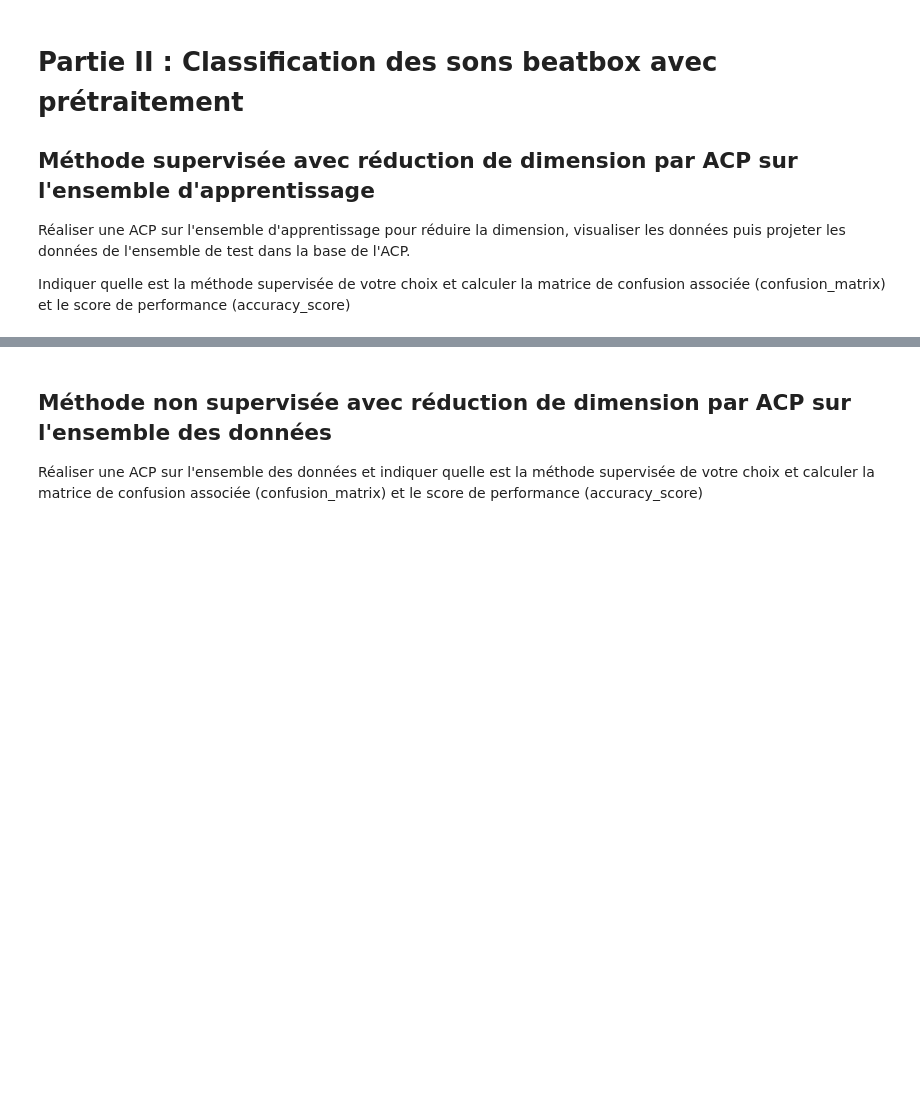
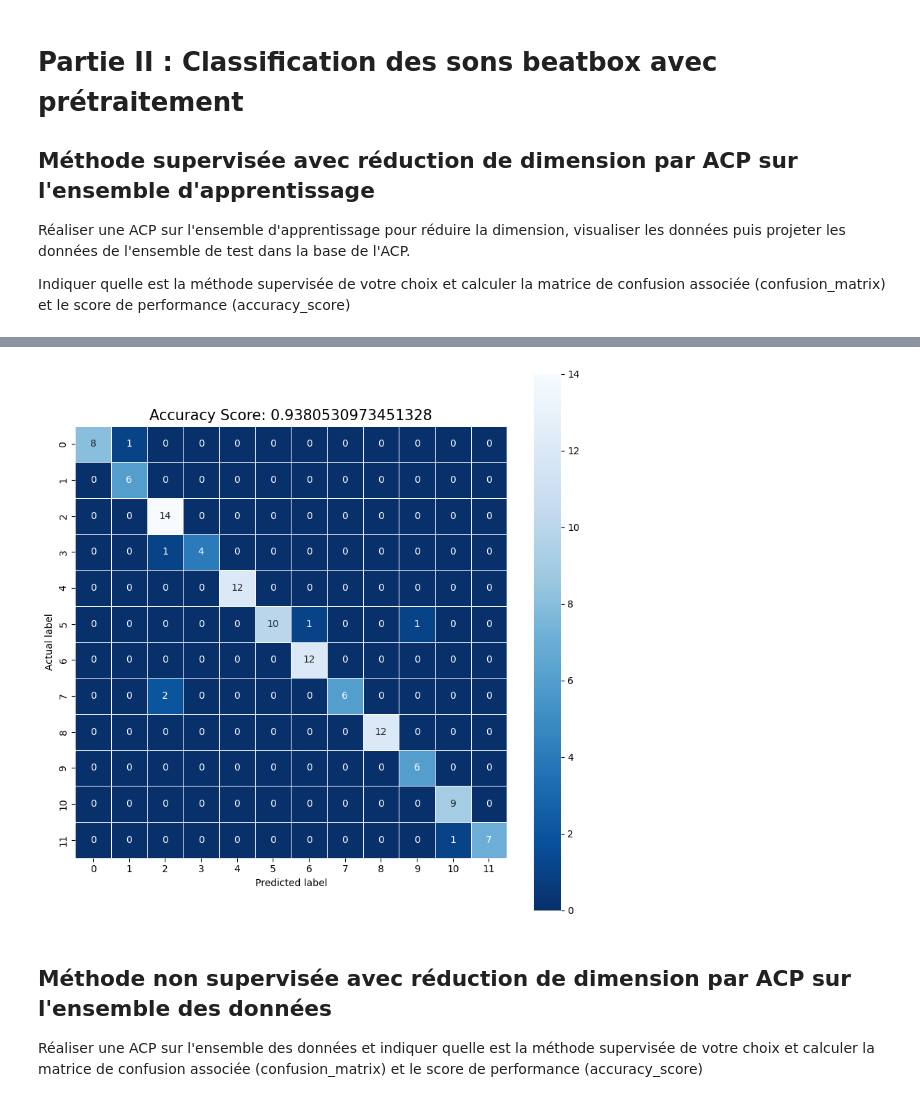
Before and after one commit to HDwayne/Projet_BeatBox, a Jupyter notebook: ProjetBeatbox.ipynb, the cells around one changed output, grey strips where cells are left out. Drawn from its saved outputs; the diff is of its cells as text; code cells hidden in the pictures; blank space fills up the shorter version.

```diff
--- a/ProjetBeatbox.ipynb
+++ b/ProjetBeatbox.ipynb
@@ -213,3 +234,16 @@ from sklearn.decomposition import PCA
+# %%
+# Calcul de la matrice de confusion
+cm_kppv_pca = confusion_matrix(y_test, y_pred_kppv_pca)
+#affichage de la matrice de confusion
+plt.figure(figsize=(10, 10))
+sns.heatmap(cm_kppv_pca, annot=True, linewidths=.5, square=True, cmap='Blues_r')
+plt.ylabel('Actual label')
+plt.xlabel('Predicted label')
+all_sample_title = 'Accuracy Score: {0}'.format(accuracy_score(y_test, y_pred_kppv_pca))
+plt.title(all_sample_title, size=15)
+plt.show()
+# %% [output]
+[figure, added]
 # %% [markdown]
 
 ## Méthode non supervisée avec réduction de dimension par ACP sur l'ensemble des données
```
Also changed, not shown: parts of 3 cells of this notebook.
